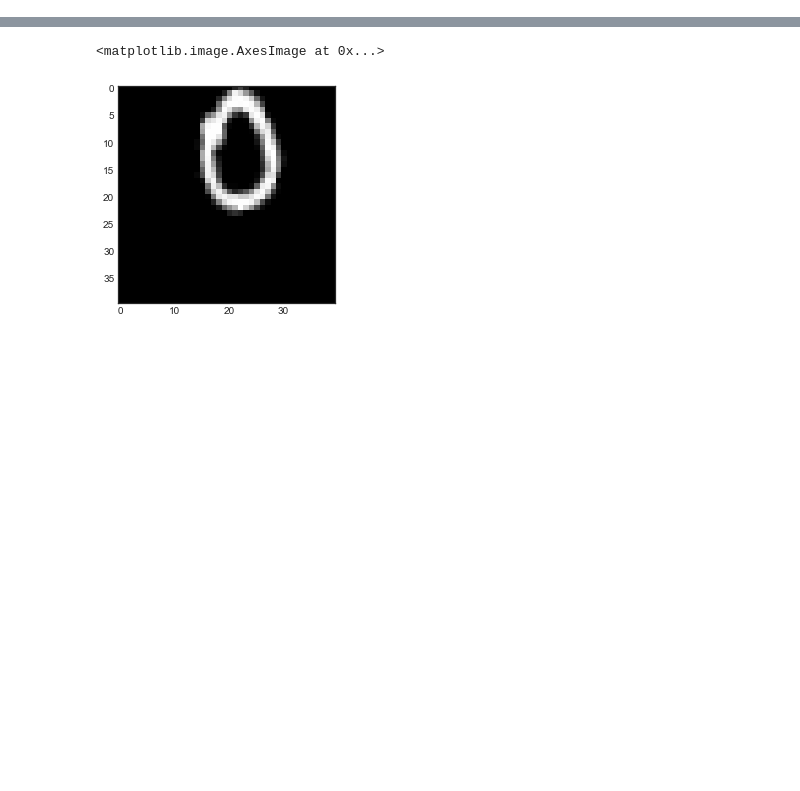
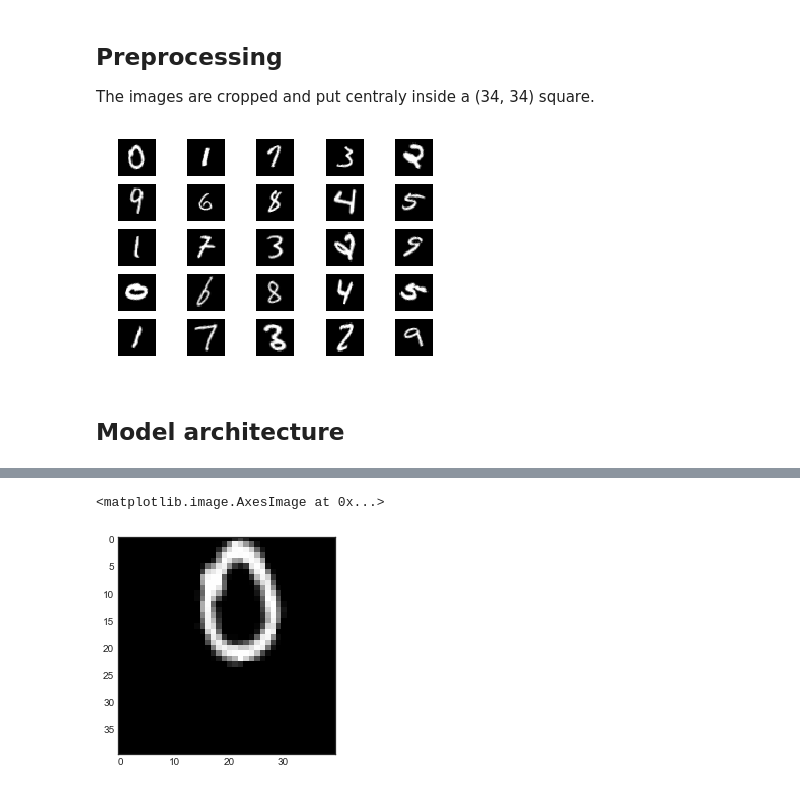
Before and after one commit to mluszczyk/ml1617-mnist, a Jupyter notebook: affnist.ipynb, the cells around one changed output, grey strips where cells are left out. Drawn from its saved outputs; the diff is of its cells as text; code cells hidden in the pictures; blank space fills up the shorter version.

```diff
--- a/affnist.ipynb
+++ b/affnist.ipynb
@@ -32,0 +22,23 @@ print(acc)
+# %% [markdown]
+Preprocessing
+---
+
+The images are cropped and put centraly inside a (34, 34) square.
+# %%
+%matplotlib inline
+from matplotlib import pyplot
+
+from lib import load_batch, center
+b = load_batch(1)
+
+for row in range(5):
+    for col in range(5):
+        num = row * 5 + col
+        pyplot.subplot(5, 5, num + 1)
+        pyplot.axis('off')
+        pyplot.imshow(center(b.image[num]), cmap='gray')
+# %% [output]
+[figure, added]
+# %% [markdown]
+Model architecture
+---
```
Also changed, not shown: parts of 35 cells of this notebook, 4 other files.
